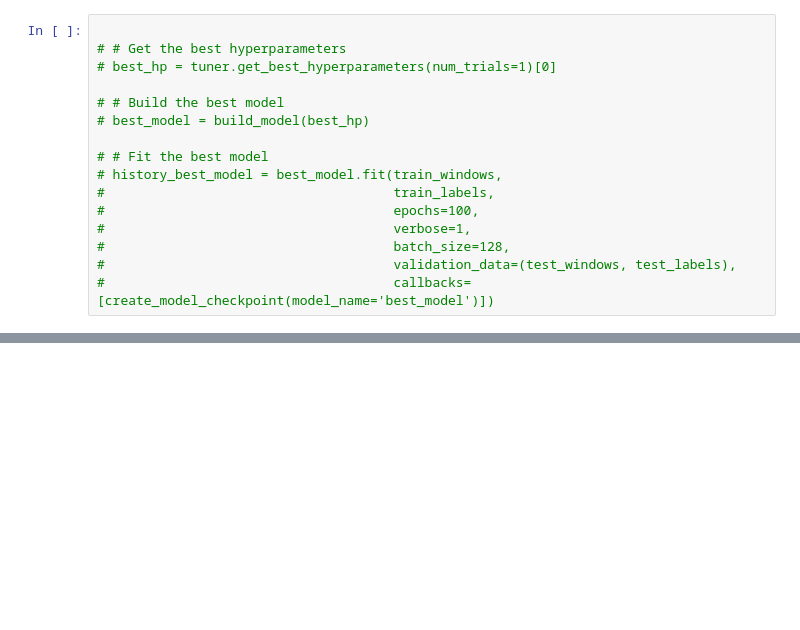
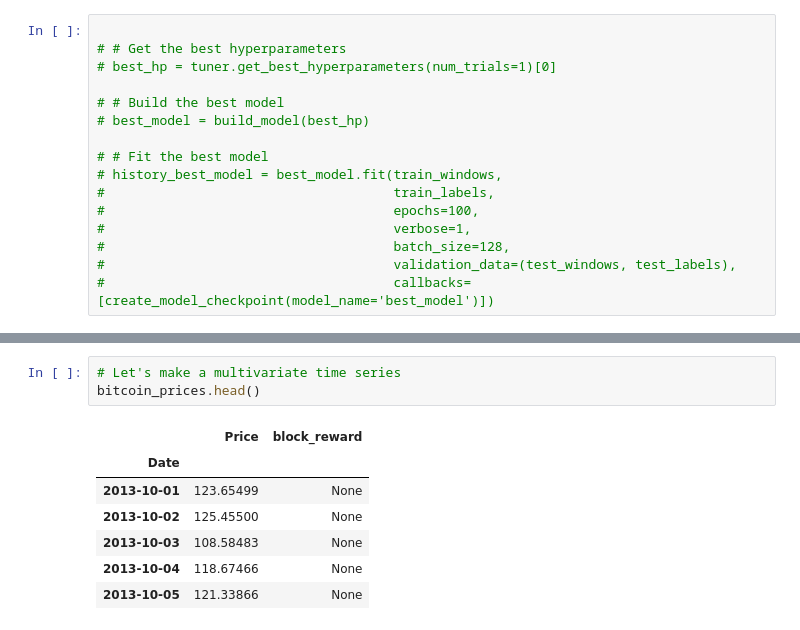
Before and after one commit to jrassoul/TensorFlow_Developer_Certificate_ZTM, a Jupyter notebook: 10_time_series_forecasting_with_tensorflow/10_time_series_forecasting_with_tensorflow.ipynb, the cells around one changed output, grey strips where cells are left out. Drawn from its saved outputs; the diff is of its cells as text; blank space fills up the shorter version.

Commit message:
Multivariate

```diff
--- a/10_time_series_forecasting_with_tensorflow/10_time_series_forecasting_with_tensorflow.ipynb
+++ b/10_time_series_forecasting_with_tensorflow/10_time_series_forecasting_with_tensorflow.ipynb
@@ -1420,0 +1447,11 @@ len(full_windows), len(full_labels), len(train_windows), len(test_windows), len(
+# %%
+# Let's make a multivariate time series
+bitcoin_prices.head()
+# %% [output]
+|  | Price | block_reward |
+| Date |  |  |
+| 2013-10-01 | 123.65499 | None |
+| 2013-10-02 | 125.45500 | None |
+| 2013-10-03 | 108.58483 | None |
+| 2013-10-04 | 118.67466 | None |
+| 2013-10-05 | 121.33866 | None |
```
Also changed, not shown: parts of 46 cells of this notebook.
